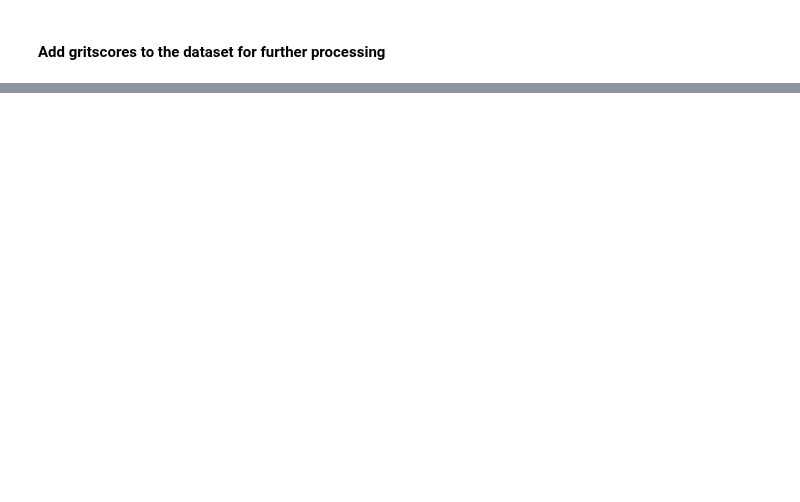
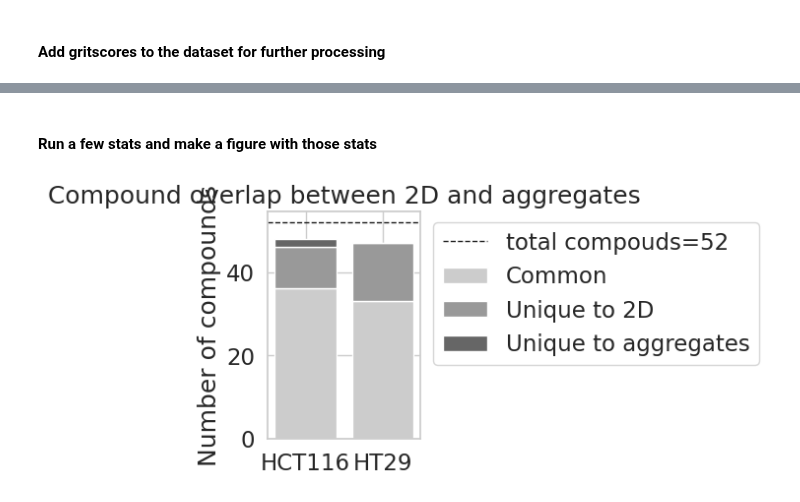
Before and after one commit to pharmbio/colopaint3D, a Jupyter notebook: spher_colo52_v1/3_Figure3/GritScores/3_GritScores.ipynb, the cells around one changed output, grey strips where cells are left out. Drawn from its saved outputs; the diff is of its cells as text; code cells hidden in the pictures; blank space fills up the shorter version.

```diff
--- a/spher_colo52_v1/3_Figure3/GritScores/3_GritScores.ipynb
+++ b/spher_colo52_v1/3_Figure3/GritScores/3_GritScores.ipynb
@@ -244,0 +208,76 @@ Name: grit, dtype: float64
+# %% [markdown]
+#### Run a few stats and make a figure with those stats
+# %%
+
+import ast
+
+# --- Load all descriptive stats ---
+cell_lines = ['HCT116', 'HT29']
+data_types = ['2D', 'aggregates']
+all_scores = []
+
+for cell_line in cell_lines:
+    for data_type in data_types:
+        path = f"{ImagesOut}grit_scores_descriptive_stats_{data_type}_{cell_line}.csv"
+        df = pd.read_csv(path, index_col=0)
+        df['cell_line'] = cell_line
+        df['data_type'] = data_type
+        all_scores.append(df)
+
+grit_scores = pd.concat(all_scores)
+grit_scores = grit_scores.reset_index()  # make 'index' a column with descriptor names
+grit_scores_df = grit_scores.pivot(index=['data_type', 'cell_line'], columns='index', values='grit')
+
+# --- Convert cmpds from string to list ---
+grit_scores_df['cmpds'] = grit_scores_df['cmpds'].apply(ast.literal_eval)
+
+# --- Compare compound sets ---
+stats = {}
+
+for cell_line in cell_lines:
+    df = grit_scores_df.xs(cell_line, level='cell_line')
+    cmpds_2d = set(df.loc['2D', 'cmpds'])
+    cmpds_agg = set(df.loc['aggregates', 'cmpds'])
+
+    stats[cell_line] = {
+        'common': cmpds_2d & cmpds_agg,
+        'unique_2D': cmpds_2d - cmpds_agg,
+        'unique_agg': cmpds_agg - cmpds_2d
+    }
+
+# --- Prepare data for plotting ---
+x_labels = cell_lines
+y_common = [len(stats[c]['common']) for c in cell_lines]
+y_unique_2d = [len(stats[c]['unique_2D']) for c in cell_lines]
+y_unique_agg = [len(stats[c]['unique_agg']) for c in cell_lines]
+
+# --- Plot ---
+fig = plt.figure(figsize=(2, 3))
+sns.set_style("whitegrid")
+plt.rcParams['pdf.fonttype'] = 42
+plt.rcParams['ps.fonttype'] = 42
+
+# Use gray colormap
+colors = sns.color_palette("gray", 4)[1:]  # skip lightest
+
+plt.bar(x_labels, y_common, color=colors[2])
+plt.bar(x_labels, y_unique_2d, bottom=y_common, color=colors[1])
+plt.bar(x_labels,
+        y_unique_agg,
+        bottom=np.array(y_common) + np.array(y_unique_2d),
+        color=colors[0])
+
+plt.axhline(y=52, color='k', linestyle='--', linewidth=1)
+plt.ylabel("Number of compounds")
+plt.title("Compound overlap between 2D and aggregates")
+
+plt.legend(['total compouds=52', 'Common', 'Unique to 2D', 'Unique to aggregates'],
+           bbox_to_anchor=(1.01, 1),
+           loc='upper left')
+plt.show()
+
+fig.savefig(
+        "{}GritScores_hits.{}".format(ImagesOut, figformat), dpi=dpi, bbox_inches="tight"
+        )
+# %% [output]
+[figure, added]
```
Also changed, not shown: parts of 6 cells of this notebook, 16 other files.
